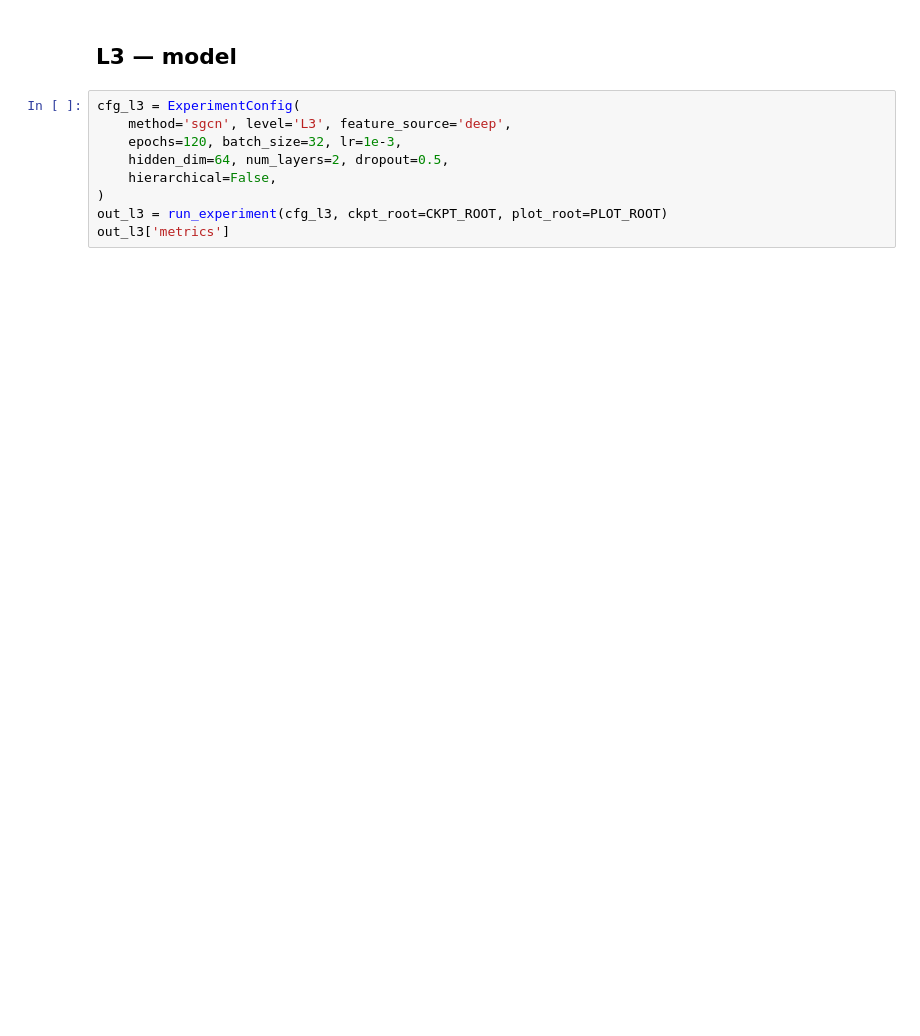
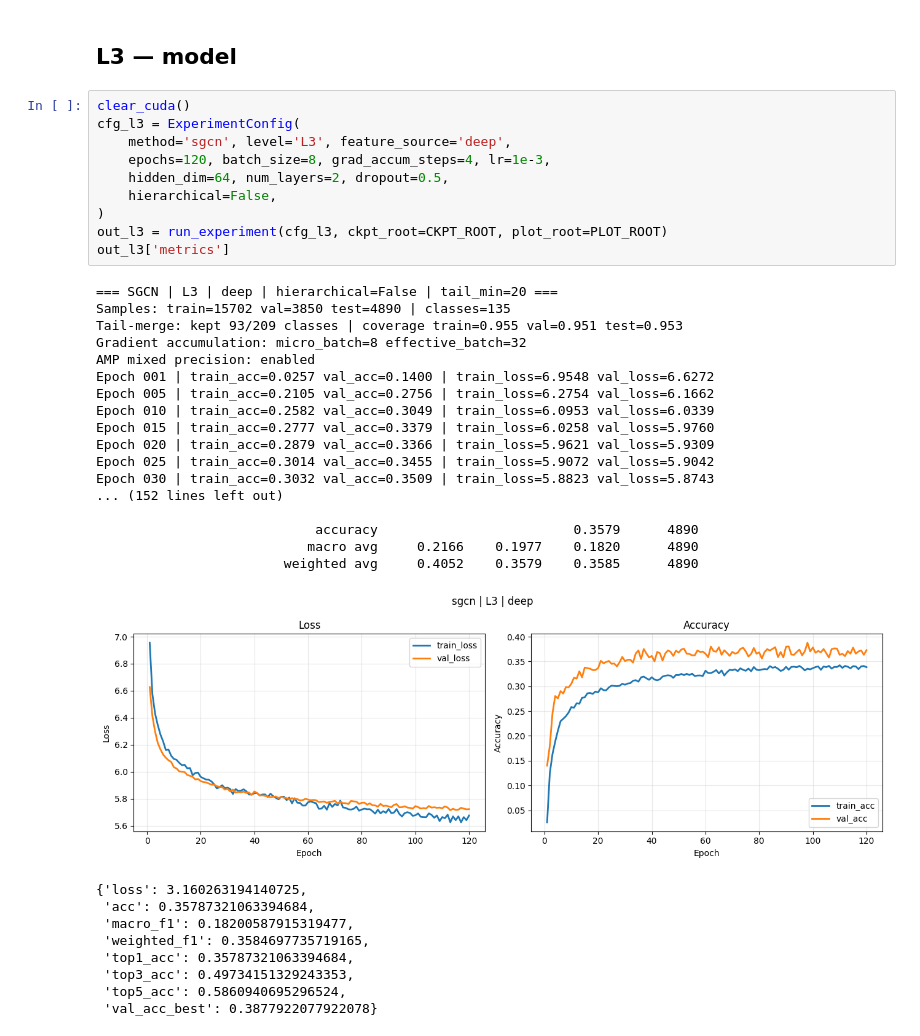
Before and after one commit to Anamikarajesh/FGVD, a Jupyter notebook: sgcn_df.ipynb, the cells around one changed output. Cells and saved outputs as stored; diff of their text form; blank space fills up the shorter version.

```diff
--- a/sgcn_df.ipynb
+++ b/sgcn_df.ipynb
@@ -42,11 +112,39 @@ out_l2['metrics']
 # %% [markdown]
 ## L3 — model
 # %%
+clear_cuda()
 cfg_l3 = ExperimentConfig(
     method='sgcn', level='L3', feature_source='deep',
-    epochs=120, batch_size=32, lr=1e-3,
+    epochs=120, batch_size=8, grad_accum_steps=4, lr=1e-3,
     hidden_dim=64, num_layers=2, dropout=0.5,
     hierarchical=False,
 )
 out_l3 = run_experiment(cfg_l3, ckpt_root=CKPT_ROOT, plot_root=PLOT_ROOT)
 out_l3['metrics']
+# %% [output]
+=== SGCN | L3 | deep | hierarchical=False | tail_min=20 ===
+Samples: train=15702 val=3850 test=4890 | classes=135
+Tail-merge: kept 93/209 classes | coverage train=0.955 val=0.951 test=0.953
+Gradient accumulation: micro_batch=8 effective_batch=32
+AMP mixed precision: enabled
+Epoch 001 | train_acc=0.0257 val_acc=0.1400 | train_loss=6.9548 val_loss=6.6272
+Epoch 005 | train_acc=0.2105 val_acc=0.2756 | train_loss=6.2754 val_loss=6.1662
+Epoch 010 | train_acc=0.2582 val_acc=0.3049 | train_loss=6.0953 val_loss=6.0339
+Epoch 015 | train_acc=0.2777 val_acc=0.3379 | train_loss=6.0258 val_loss=5.9760
+Epoch 020 | train_acc=0.2879 val_acc=0.3366 | train_loss=5.9621 val_loss=5.9309
+Epoch 025 | train_acc=0.3014 val_acc=0.3455 | train_loss=5.9072 val_loss=5.9042
+Epoch 030 | train_acc=0.3032 val_acc=0.3509 | train_loss=5.8823 val_loss=5.8743
+... (152 lines left out)
+
+                            accuracy                         0.3579      4890
+                           macro avg     0.2166    0.1977    0.1820      4890
+                        weighted avg     0.4052    0.3579    0.3585      4890
+[figure, added]
+{'loss': 3.160263194140725,
+ 'acc': 0.35787321063394684,
+ 'macro_f1': 0.18200587915319477,
+ 'weighted_f1': 0.3584697735719165,
+ 'top1_acc': 0.35787321063394684,
+ 'top3_acc': 0.49734151329243353,
+ 'top5_acc': 0.5860940695296524,
+ 'val_acc_best': 0.3877922077922078}
```
Also changed, not shown: parts of 3 cells of this notebook, 25 other files.
